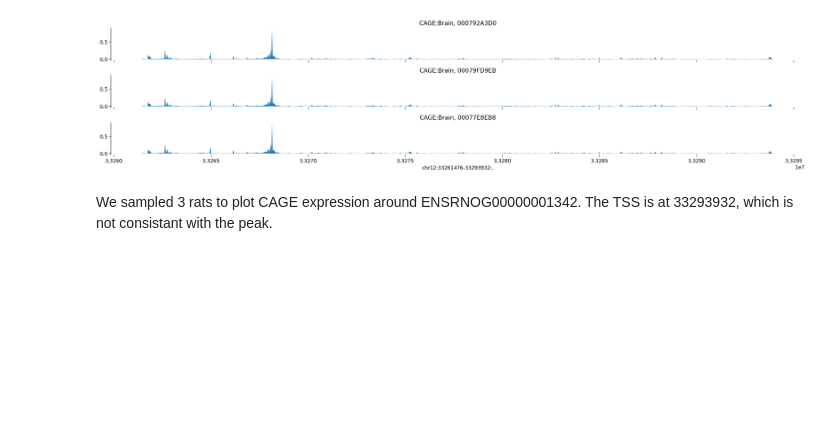
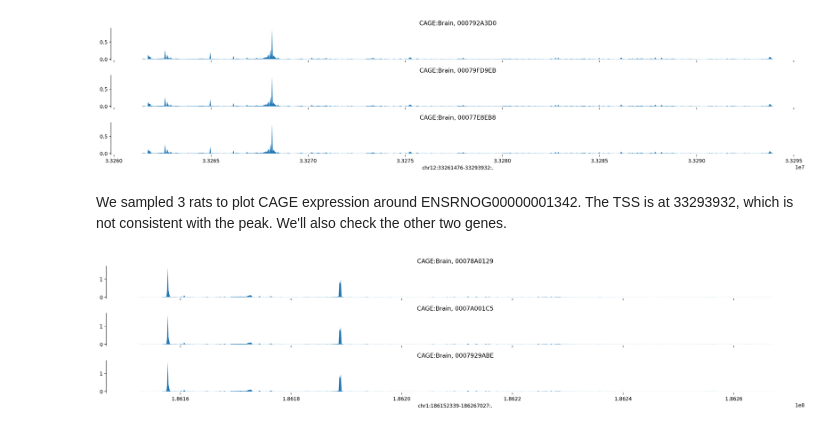
Before and after one commit to hakyimlab/sabrina-deep-learning-in-genomics, a Jupyter notebook: posts/CAGE-Brain-plots-at-TSS/index.ipynb, the cells around one changed output. Cells and saved outputs as stored; diff of their text form; code cells hidden in the pictures; blank space fills up the shorter version.

Commit message:
add remaining CAGE plots for genes

```diff
--- a/posts/CAGE-Brain-plots-at-TSS/index.ipynb
+++ b/posts/CAGE-Brain-plots-at-TSS/index.ipynb
@@ -230,4 +237,3 @@ for gene in gene_annot.index:
         predictions_file = h5py.File(f"{predictions_dir}/{individual}/haplotype1/{interval}_predictions.h5", "r")
         gene_predictions[individual] = predictions_file[interval][()]
     predictions[gene] = gene_predictions
-    break
@@ -263,4 +251,14 @@ plot_tracks(tracks, target_interval)
 # %% [output]
 [figure]
 # %% [markdown]
-We sampled 3 rats to plot CAGE expression around ENSRNOG00000001342. The TSS is at 33293932, which is not consistant with the peak.
+We sampled 3 rats to plot CAGE expression around ENSRNOG00000001342. The TSS is at 33293932, which is not consistent with the peak. We'll also check the other two genes.
+# %%
+# ENSRNOG00000020624
+target_interval = kipoiseq.Interval('chr1', 186188987, 186230379).resize(114688)
+tracks = {}
+sample = random.sample(individuals, 3)
+for individual in sample:
+    tracks['CAGE:Brain, ' + individual] = np.log10(1 + predictions['ENSRNOG00000020624'][individual][:, 4980])
+plot_tracks(tracks, target_interval)
+# %% [output]
+[figure, added]
```
Also changed, not shown: parts of 5 cells of this notebook.
